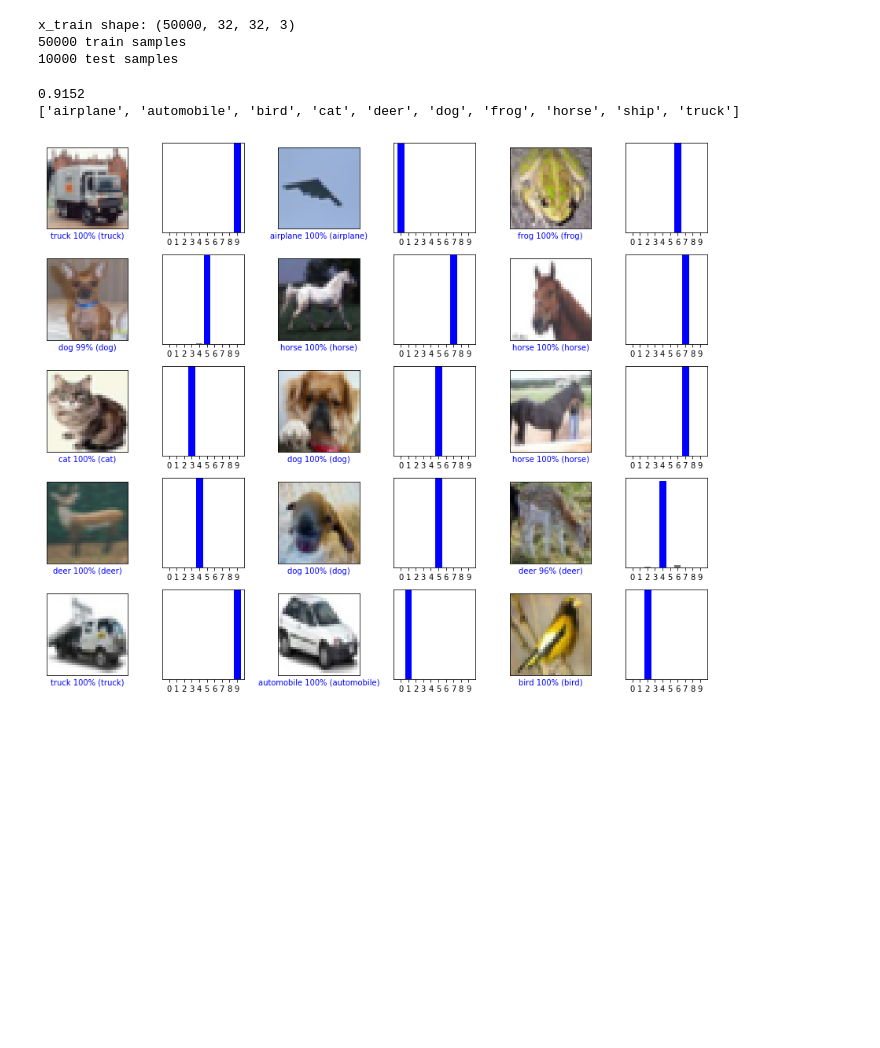
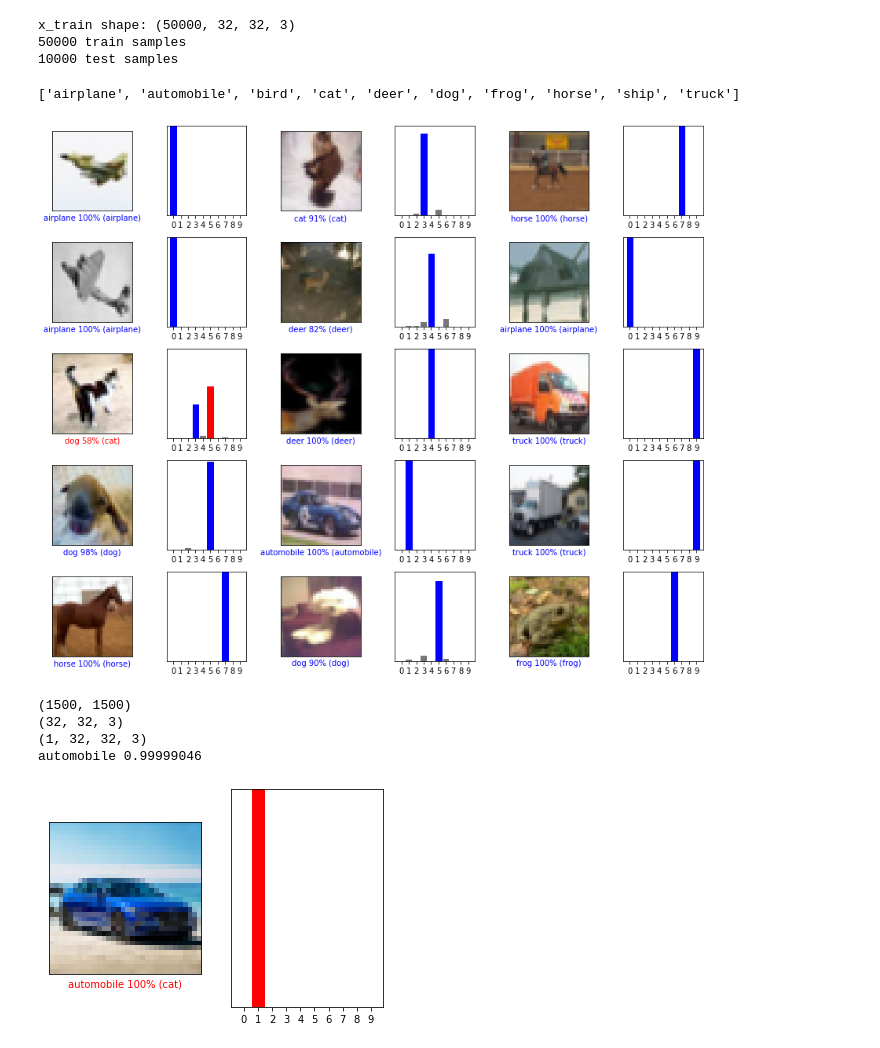
Before and after one commit to stefantquach/classifier_practice, a Jupyter notebook: Testing.ipynb, the cells around one changed output. Saved outputs shown, nothing was run; the diff lists cells and outputs as text; code cells hidden in the pictures; blank space fills up the shorter version.

Commit message:
Trying new models

```diff
--- a/Testing.ipynb
+++ b/Testing.ipynb
@@ -33,8 +35,9 @@ x_test_ = x_test - x_train_mean
 x_train shape: (50000, 32, 32, 3)
 50000 train samples
 10000 test samples
-# %%
-model = keras.models.load_model('saved_models/resnet20v1_no_mean.h5')
+# %%
+# model = keras.models.load_model('saved_models/resnetv1_no_mean.h5')
+model = keras.models.load_model('saved_models/cifar10_ResNet29v2_model.154.h5')
 # %%
 def plot_image(prediction_array, true_label, image):
     prediction = classes[np.argmax(prediction_array)]
@@ -70,9 +78,6 @@ def plot_value_array(prediction_array, true_label):
 # %%
 # %matplotlib html
-scores = model.evaluate(x_test, y_test, verbose=0)
-print(scores[1])
 
-predictions = model.predict(x_test)
 num_rows = 5
 num_cols = 3
 num_images = num_rows*num_cols
@@ -87,6 +92,25 @@ for i in range(num_images):
 plt.tight_layout()
 plt.show()
 # %% [output]
-0.9152
 ['airplane', 'automobile', 'bird', 'cat', 'deer', 'dog', 'frog', 'horse', 'ship', 'truck']
-[figure, old version]
+[figure, new version]
+# %%
+image = Image.open('car_edited.jpg')
+print(image.size)
+image = image.resize((32,32))
+pic = np.array(image)
+print(pic.shape)
+thing = np.expand_dims(pic/255, axis=0)
+print(thing.shape)
+prediction = model.predict(thing)
+print(classes[np.argmax(prediction)], np.max(prediction))
+plt.subplot(1,2,1)
+plot_image(prediction[0], y_test[0], pic)
+plt.subplot(1,2,2)
+plot_value_array(prediction[0], y_test[0])
+# %% [output]
+(1500, 1500)
+(32, 32, 3)
+(1, 32, 32, 3)
+automobile 0.99999046
+[figure, added]
```
Also changed, not shown: parts of 2 cells of this notebook, 13 other files.
